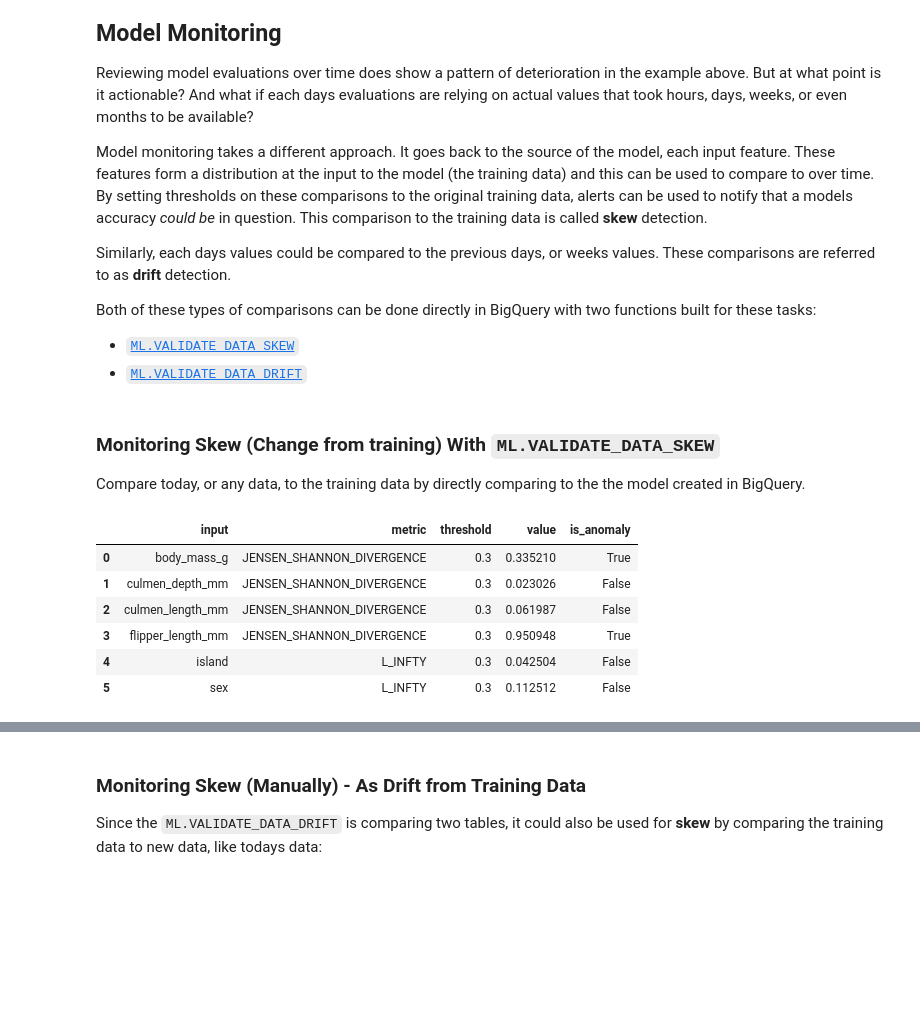
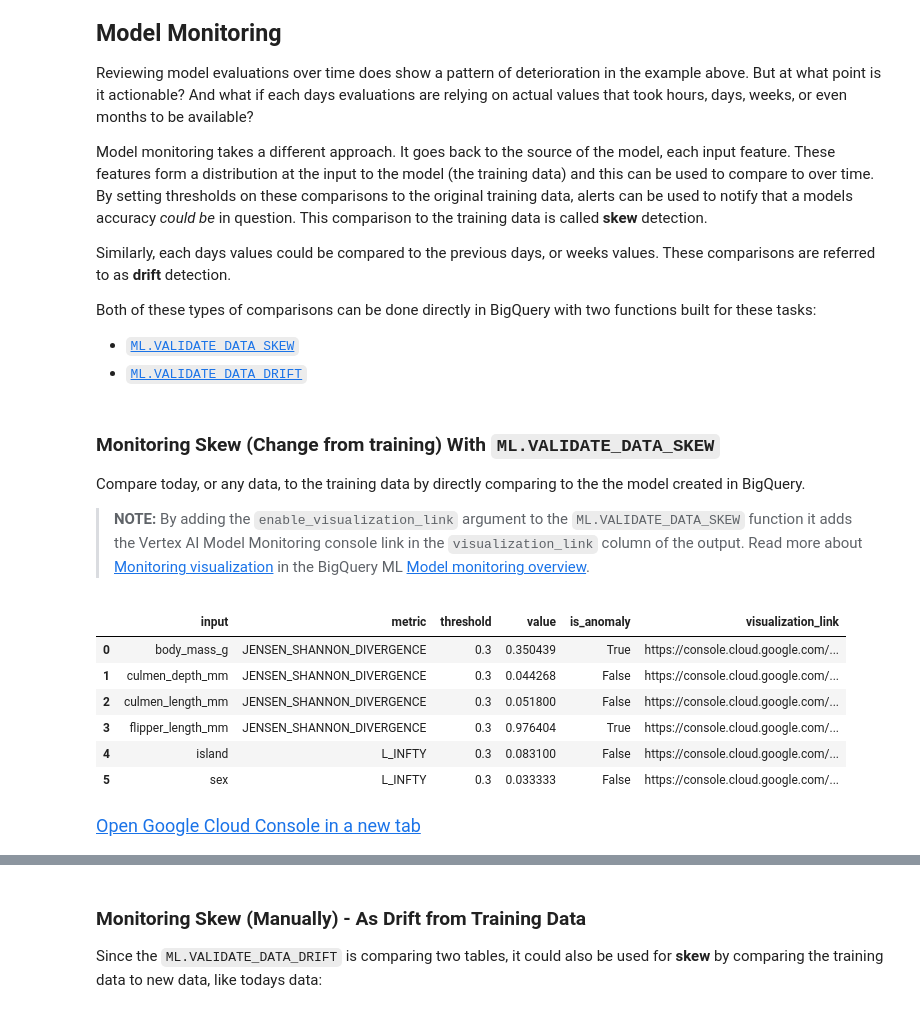
Before and after one commit to GoogleCloudPlatform/bigquery-ml-utils, a Jupyter notebook: notebooks/bqml-model-monitoring-tutorial.ipynb, the cells around one changed output, grey strips where cells are left out. Cells and saved outputs as stored; diff of their text form; code cells hidden in the pictures; blank space fills up the shorter version.

```diff
--- a/notebooks/bqml-model-monitoring-tutorial.ipynb
+++ b/notebooks/bqml-model-monitoring-tutorial.ipynb
@@ -709,22 +723,32 @@ Both of these types of comparisons can be done directly in BigQuery with two fun
 ### Monitoring Skew (Change from training) With `ML.VALIDATE_DATA_SKEW`
 
 Compare today, or any data, to the training data by directly comparing to the the model created in BigQuery.
+
+>**NOTE:** By adding the `enable_visualization_link` argument to the `ML.VALIDATE_DATA_SKEW` function it adds the Vertex AI Model Monitoring console link in the `visualization_link` column of the output.  Read more about [Monitoring visualization](https://cloud.google.com/bigquery/docs/model-monitoring-overview#monitoring_visualization) in the BigQuery ML [Model monitoring overview](https://cloud.google.com/bigquery/docs/model-monitoring-overview).
 # %%
-%%bigquery
+%%bigquery skew
 SELECT *
 FROM ML.VALIDATE_DATA_SKEW(
+    # base
     MODEL `statmike-mlops-349915.bqml_model_monitoring.classify_species_rf`,
-    (
+    (# compare
         SELECT *
         FROM `statmike-mlops-349915.bqml_model_monitoring.serving`
         WHERE DATE(instance_timestamp) >= CURRENT_DATE()
     )
+    ,STRUCT(TRUE AS enable_visualization_link)
 );
-# %% [output]
-|  | input | metric | threshold | value | is_anomaly |
-| 0 | body_mass_g | JENSEN_SHANNON_DIVERGENCE | 0.3 | 0.335210 | True |
-| 1 | culmen_depth_mm | JENSEN_SHANNON_DIVERGENCE | 0.3 | 0.023026 | False |
-| 2 | culmen_length_mm | JENSEN_SHANNON_DIVERGENCE | 0.3 | 0.061987 | False |
-| 3 | flipper_length_mm | JENSEN_SHANNON_DIVERGENCE | 0.3 | 0.950948 | True |
-| 4 | island | L_INFTY | 0.3 | 0.042504 | False |
-| 5 | sex | L_INFTY | 0.3 | 0.112512 | False |
+# %%
+skew
+# %% [output]
+|  | input | metric | threshold | value | is_anomaly | visualization_link |
+| 0 | body_mass_g | JENSEN_SHANNON_DIVERGENCE | 0.3 | 0.350439 | True | https://console.cloud.google.com/... |
+| 1 | culmen_depth_mm | JENSEN_SHANNON_DIVERGENCE | 0.3 | 0.044268 | False | https://console.cloud.google.com/... |
+| 2 | culmen_length_mm | JENSEN_SHANNON_DIVERGENCE | 0.3 | 0.051800 | False | https://console.cloud.google.com/... |
+| 3 | flipper_length_mm | JENSEN_SHANNON_DIVERGENCE | 0.3 | 0.976404 | True | https://console.cloud.google.com/... |
+| 4 | island | L_INFTY | 0.3 | 0.083100 | False | https://console.cloud.google.com/... |
+| 5 | sex | L_INFTY | 0.3 | 0.033333 | False | https://console.cloud.google.com/... |
+# %%
+display(HTML(f'<a href="{skew.visualization_link[0]}" target="_blank" style="font-size: 18px;">Open Google Cloud Console in a new tab</a>'))
+# %% [output]
+Open Google Cloud Console in a new tab
```
Also changed, not shown: parts of 82 cells of this notebook, 8 other files.
